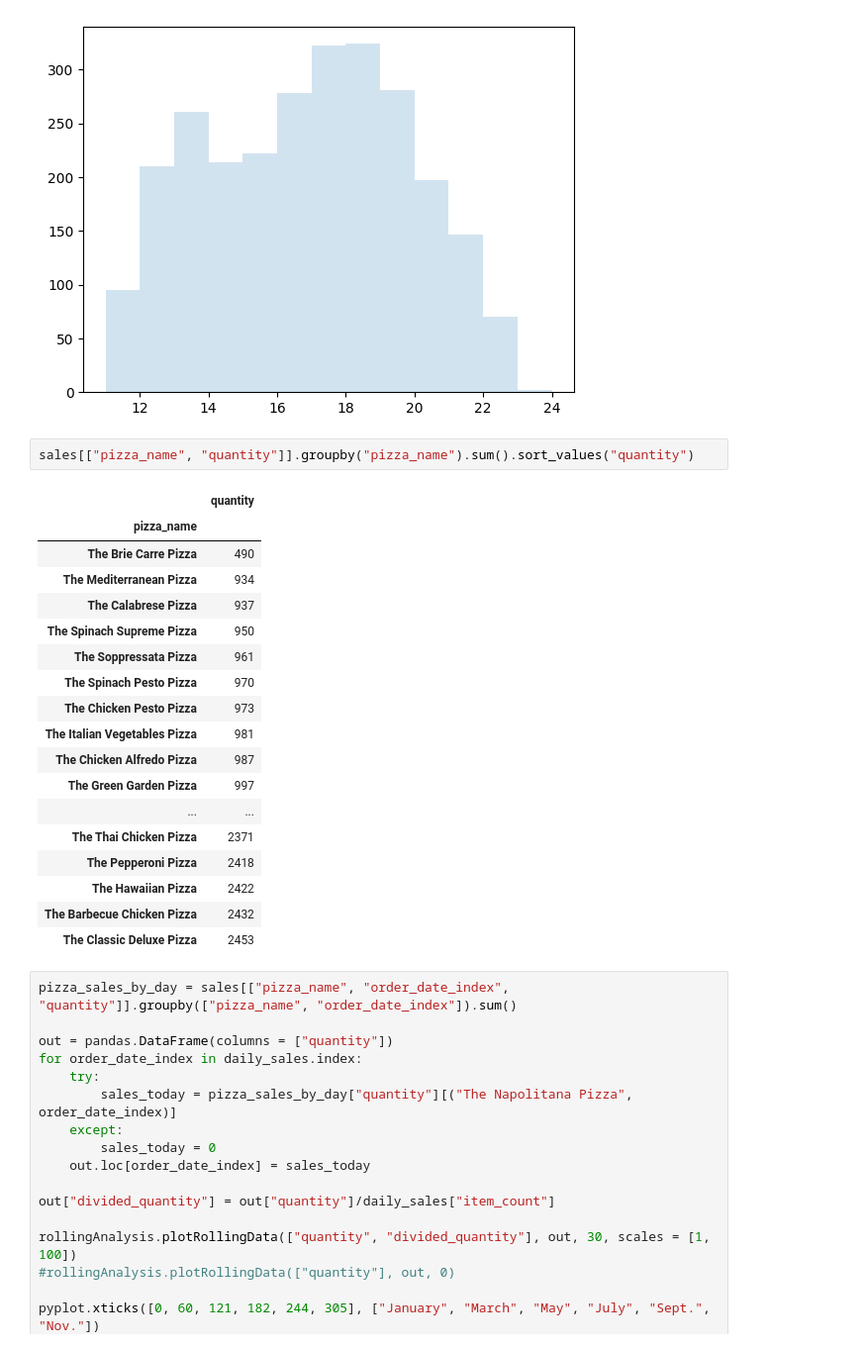
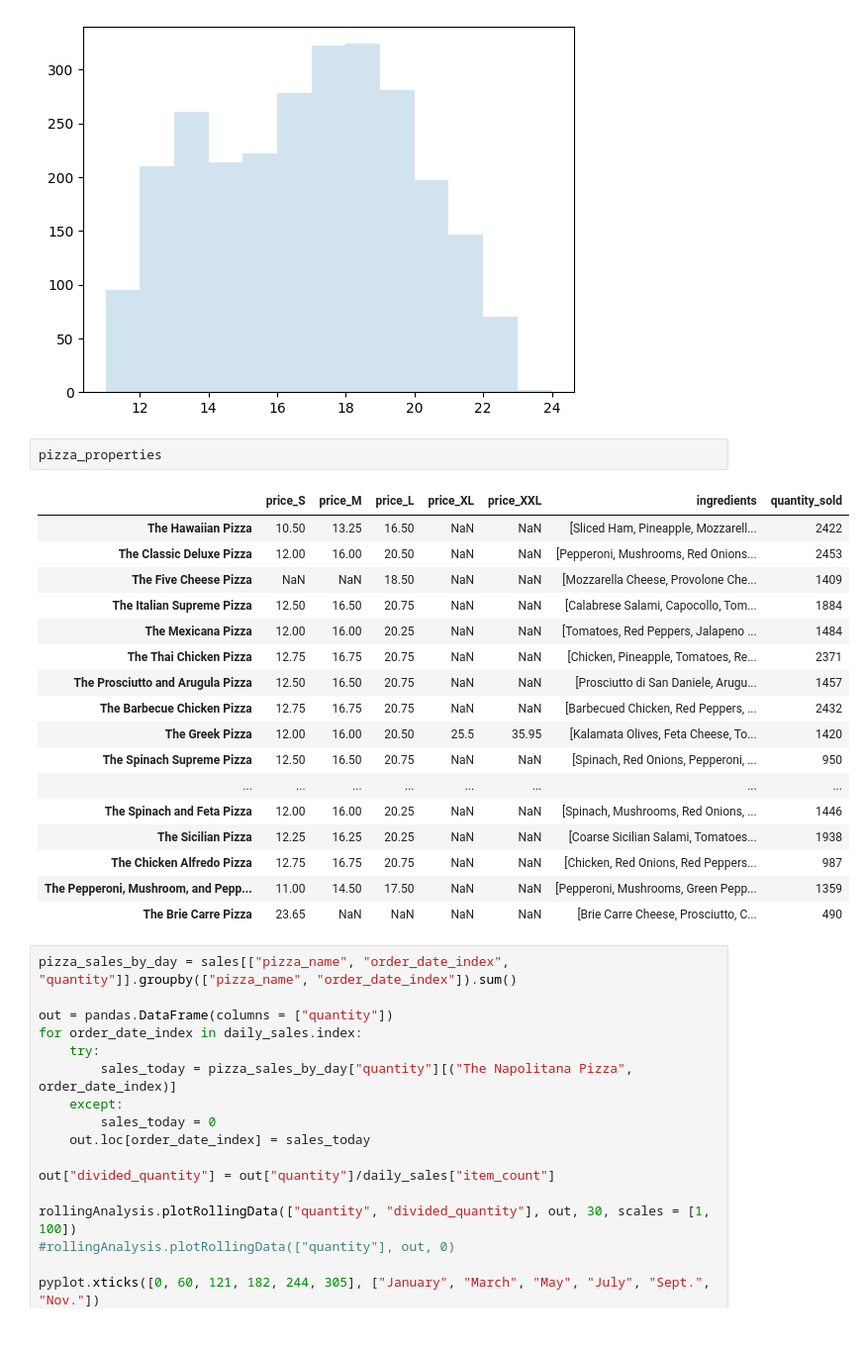
Before and after one commit to spencers145/pizza-study, a Jupyter notebook: study.ipynb, the cells around one changed output. Shown at 99% size. Drawn from its saved outputs; the diff is of its cells as text.

```diff
--- a/study.ipynb
+++ b/study.ipynb
@@ -236,27 +241,26 @@ for weekday in ["Sunday"]:
     pyplot.hist(order_times, bins = [11, 12, 13, 14, 15, 16, 17, 18, 19, 20, 21, 22, 23, 24], alpha = 0.2)
 # %% [output]
 [figure]
-# %%
-sales[["pizza_name", "quantity"]].groupby("pizza_name").sum().sort_values("quantity")
-# %% [output]
-|  | quantity |
-| pizza_name |  |
-| The Brie Carre Pizza | 490 |
-| The Mediterranean Pizza | 934 |
-| The Calabrese Pizza | 937 |
-| The Spinach Supreme Pizza | 950 |
-| The Soppressata Pizza | 961 |
-| The Spinach Pesto Pizza | 970 |
-| The Chicken Pesto Pizza | 973 |
-| The Italian Vegetables Pizza | 981 |
-| The Chicken Alfredo Pizza | 987 |
-| The Green Garden Pizza | 997 |
-| ... | ... |
-| The Thai Chicken Pizza | 2371 |
-| The Pepperoni Pizza | 2418 |
-| The Hawaiian Pizza | 2422 |
-| The Barbecue Chicken Pizza | 2432 |
-| The Classic Deluxe Pizza | 2453 |
+# %%
+pizza_properties
+# %% [output]
+|  | price_S | price_M | price_L | price_XL | price_XXL | ingredients | quantity_sold |
+| The Hawaiian Pizza | 10.50 | 13.25 | 16.50 | NaN | NaN | [Sliced Ham, Pineapple, Mozzarell... | 2422 |
+| The Classic Deluxe Pizza | 12.00 | 16.00 | 20.50 | NaN | NaN | [Pepperoni, Mushrooms, Red Onions... | 2453 |
+| The Five Cheese Pizza | NaN | NaN | 18.50 | NaN | NaN | [Mozzarella Cheese, Provolone Che... | 1409 |
+| The Italian Supreme Pizza | 12.50 | 16.50 | 20.75 | NaN | NaN | [Calabrese Salami, Capocollo, Tom... | 1884 |
+| The Mexicana Pizza | 12.00 | 16.00 | 20.25 | NaN | NaN | [Tomatoes, Red Peppers, Jalapeno ... | 1484 |
+| The Thai Chicken Pizza | 12.75 | 16.75 | 20.75 | NaN | NaN | [Chicken, Pineapple, Tomatoes, Re... | 2371 |
+| The Prosciutto and Arugula Pizza | 12.50 | 16.50 | 20.75 | NaN | NaN | [Prosciutto di San Daniele, Arugu... | 1457 |
+| The Barbecue Chicken Pizza | 12.75 | 16.75 | 20.75 | NaN | NaN | [Barbecued Chicken, Red Peppers, ... | 2432 |
+| The Greek Pizza | 12.00 | 16.00 | 20.50 | 25.5 | 35.95 | [Kalamata Olives, Feta Cheese, To... | 1420 |
+| The Spinach Supreme Pizza | 12.50 | 16.50 | 20.75 | NaN | NaN | [Spinach, Red Onions, Pepperoni, ... | 950 |
+| ... | ... | ... | ... | ... | ... | ... | ... |
+| The Spinach and Feta Pizza | 12.00 | 16.00 | 20.25 | NaN | NaN | [Spinach, Mushrooms, Red Onions, ... | 1446 |
+| The Sicilian Pizza | 12.25 | 16.25 | 20.25 | NaN | NaN | [Coarse Sicilian Salami, Tomatoes... | 1938 |
+| The Chicken Alfredo Pizza | 12.75 | 16.75 | 20.75 | NaN | NaN | [Chicken, Red Onions, Red Peppers... | 987 |
+| The Pepperoni, Mushroom, and Pepp... | 11.00 | 14.50 | 17.50 | NaN | NaN | [Pepperoni, Mushrooms, Green Pepp... | 1359 |
+| The Brie Carre Pizza | 23.65 | NaN | NaN | NaN | NaN | [Brie Carre Cheese, Prosciutto, C... | 490 |
 # %%
 pizza_sales_by_day = sales[["pizza_name", "order_date_index", "quantity"]].groupby(["pizza_name", "order_date_index"]).sum()
 
```
Also changed, not shown: parts of 5 cells of this notebook, 2 other files.
